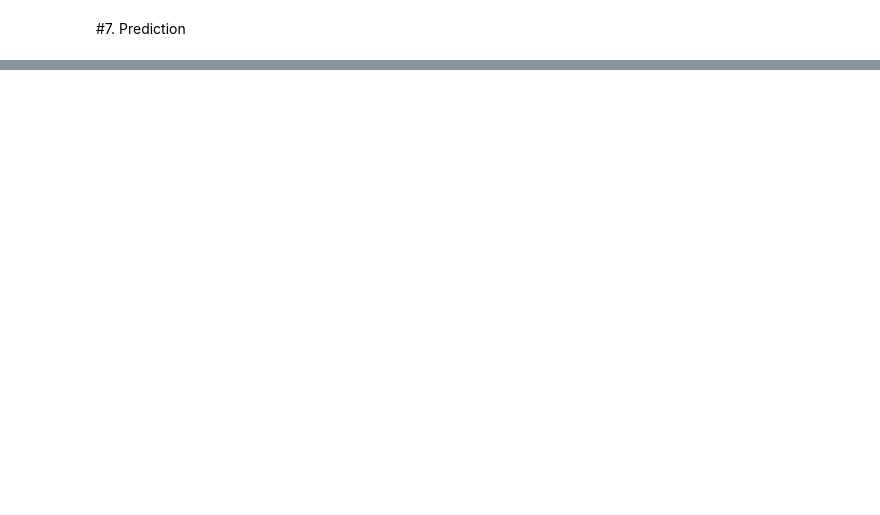
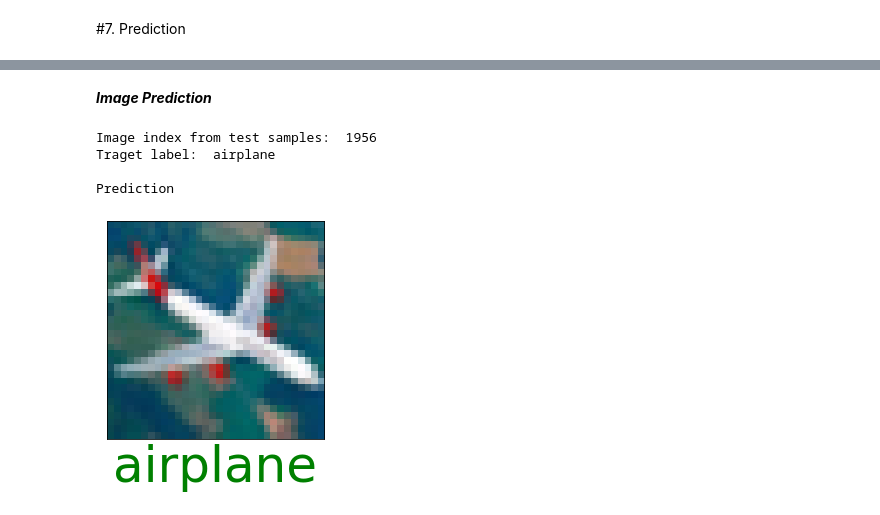
Before and after one commit to tavissiva/Image-classification-with-cnn-using-keras-cifar10, a Jupyter notebook: ImageClassifictioinWithCNNUsingKeras.ipynb, the cells around one changed output, grey strips where cells are left out. Cells and saved outputs as stored; diff of their text form; code cells hidden in the pictures; blank space fills up the shorter version.

```diff
--- a/ImageClassifictioinWithCNNUsingKeras.ipynb
+++ b/ImageClassifictioinWithCNNUsingKeras.ipynb
@@ -266,0 +277,28 @@ show_random_samples(X_test/255., y_test, preds, samples=10)
+# %% [markdown]
+***Image Prediction***
+# %%
+def plot_img(image, target, preds):
+  # plt.figure(figsize=(10,5))
+
+  plt.imshow(image)
+  plt.xticks([])
+  plt.yticks([])
+  clr = 'green' if np.argmax(target) == np.argmax(preds) else 'red'
+  plt.xlabel(cifar10_classes[np.argmax(preds)], color=clr, fontsize=50)
+  plt.show()
+# %%
+random_image = np.random.randint(X_test.shape[0])
+print("Image index from test samples: ", random_image)
+image = np.expand_dims(X_test[random_image], axis=0)
+image = image/255.
+target = y_test[random_image]
+preds = model.predict(image)
+print("Traget label: ", cifar10_classes[np.argmax(target)])
+print("\nPrediction")
+plot_img(image[0], target, preds)
+# %% [output]
+Image index from test samples:  1956
+Traget label:  airplane
+
+Prediction
+[figure, added]
```
Also changed, not shown: parts of 11 cells of this notebook.
